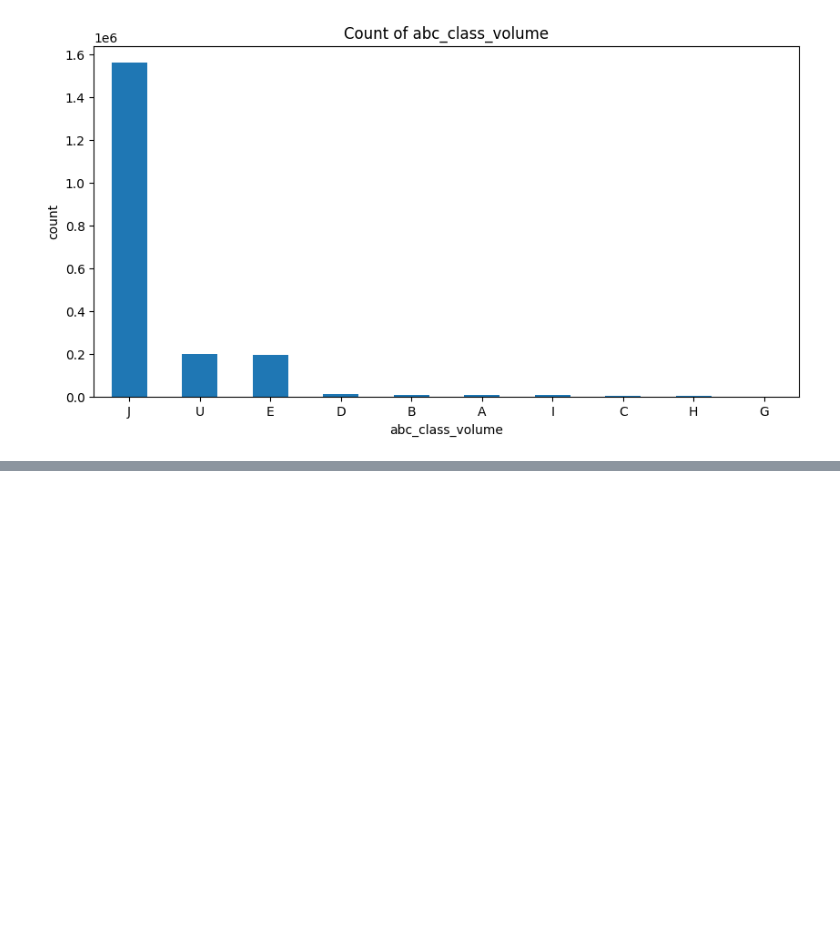
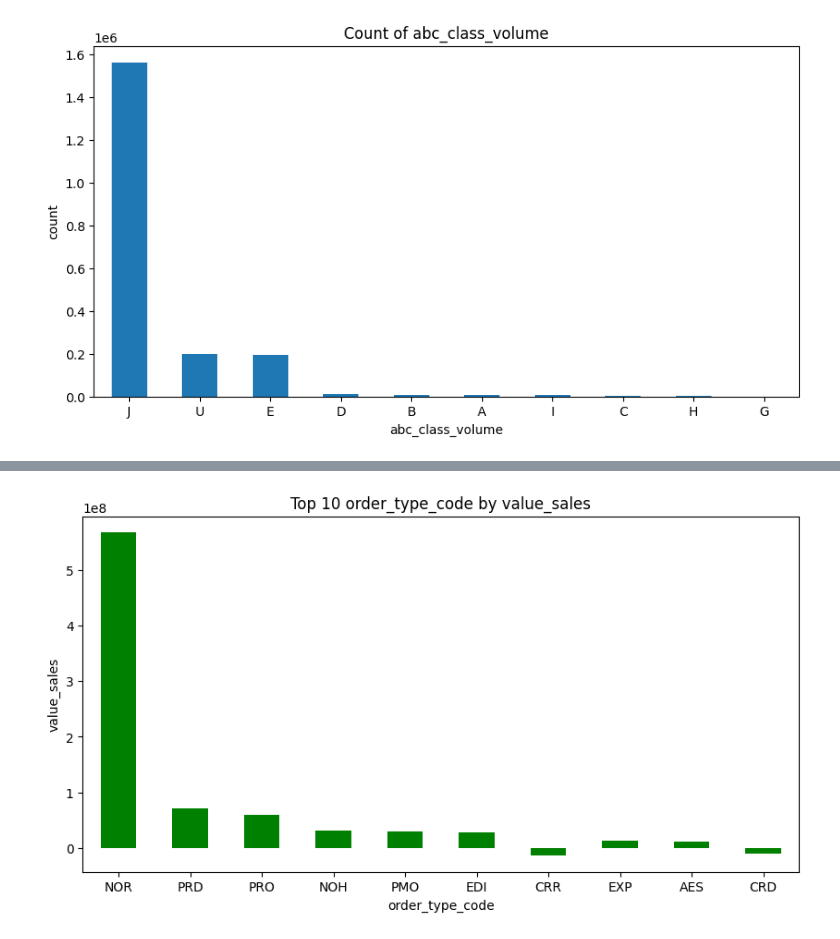
Before and after one commit to C4PT41N4545/BUSA8000-LuminaTech_Analytics_Project, a Jupyter notebook: notebooks/exploratory_analysis.ipynb, the cells around one changed output, grey strips where cells are left out. Drawn from its saved outputs; the diff is of its cells as text; code cells hidden in the pictures; blank space fills up the shorter version.

```diff
--- a/notebooks/exploratory_analysis.ipynb
+++ b/notebooks/exploratory_analysis.ipynb
@@ -552,0 +534,7 @@ plt.xticks(rotation=45);
+# %%
+df.groupby('order_type_code')['value_sales'].sum().sort_values(ascending=False,key=abs)[:10].plot(kind='bar', figsize=(10, 5), color='green')
+plt.title('Top 10 order_type_code by value_sales')
+plt.ylabel('value_sales')
+plt.xticks(rotation=0);
+# %% [output]
+[figure, added]
```
Also changed, not shown: parts of 24 cells of this notebook.
